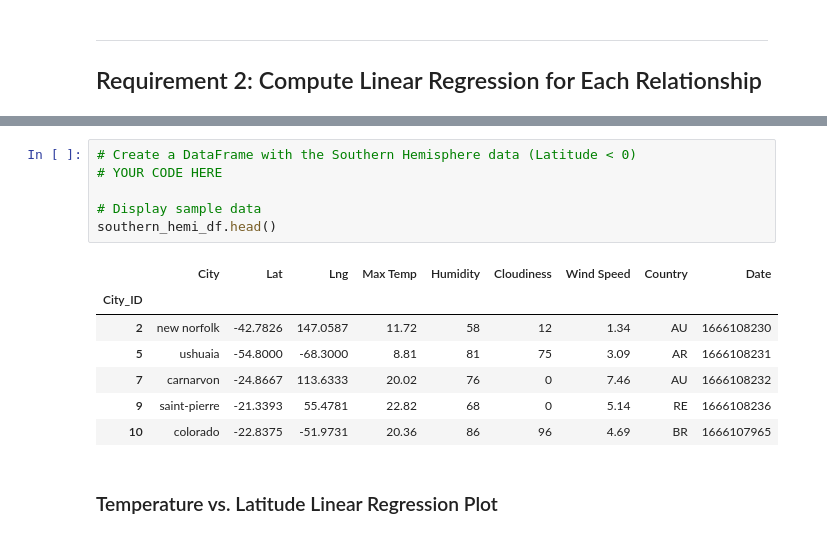
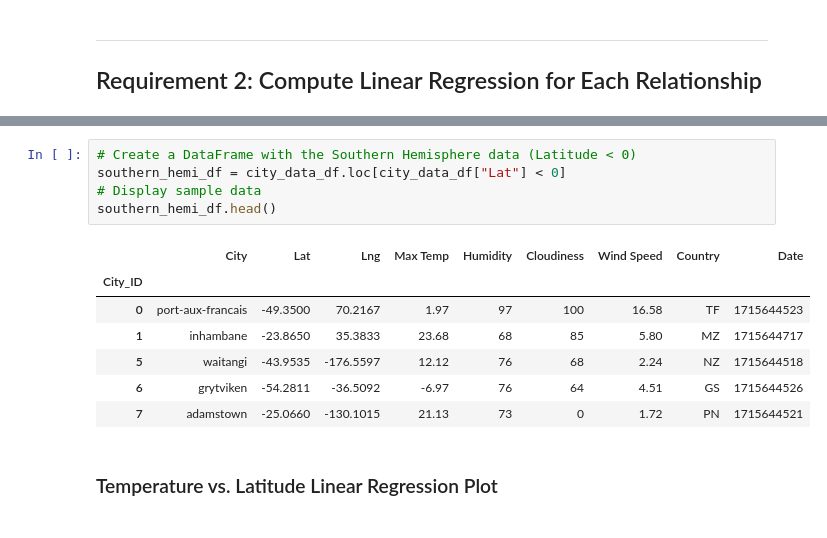
Before and after one commit to joecotten/python-api-challenge, a Jupyter notebook: WeatherPy/WeatherPy.ipynb, the cells around one changed output, grey strips where cells are left out. Drawn from its saved outputs; the diff is of its cells as text.

```diff
--- a/WeatherPy/WeatherPy.ipynb
+++ b/WeatherPy/WeatherPy.ipynb
@@ -263,16 +296,15 @@ northern_hemi_df.head()
 # %%
 # Create a DataFrame with the Southern Hemisphere data (Latitude < 0)
-# YOUR CODE HERE
-
+southern_hemi_df = city_data_df.loc[city_data_df["Lat"] < 0]
 # Display sample data
 southern_hemi_df.head()
 # %% [output]
 |  | City | Lat | Lng | Max Temp | Humidity | Cloudiness | Wind Speed | Country | Date |
 | City_ID |  |  |  |  |  |  |  |  |  |
-| 2 | new norfolk | -42.7826 | 147.0587 | 11.72 | 58 | 12 | 1.34 | AU | 1666108230 |
-| 5 | ushuaia | -54.8000 | -68.3000 | 8.81 | 81 | 75 | 3.09 | AR | 1666108231 |
-| 7 | carnarvon | -24.8667 | 113.6333 | 20.02 | 76 | 0 | 7.46 | AU | 1666108232 |
-| 9 | saint-pierre | -21.3393 | 55.4781 | 22.82 | 68 | 0 | 5.14 | RE | 1666108236 |
-| 10 | colorado | -22.8375 | -51.9731 | 20.36 | 86 | 96 | 4.69 | BR | 1666107965 |
+| 0 | port-aux-francais | -49.3500 | 70.2167 | 1.97 | 97 | 100 | 16.58 | TF | 1715644523 |
+| 1 | inhambane | -23.8650 | 35.3833 | 23.68 | 68 | 85 | 5.80 | MZ | 1715644717 |
+| 5 | waitangi | -43.9535 | -176.5597 | 12.12 | 76 | 68 | 2.24 | NZ | 1715644518 |
+| 6 | grytviken | -54.2811 | -36.5092 | -6.97 | 76 | 64 | 4.51 | GS | 1715644526 |
+| 7 | adamstown | -25.0660 | -130.1015 | 21.13 | 73 | 0 | 1.72 | PN | 1715644521 |
 # %% [markdown]
 ###  Temperature vs. Latitude Linear Regression Plot
```
Also changed, not shown: parts of 28 cells of this notebook, 5 other files.
